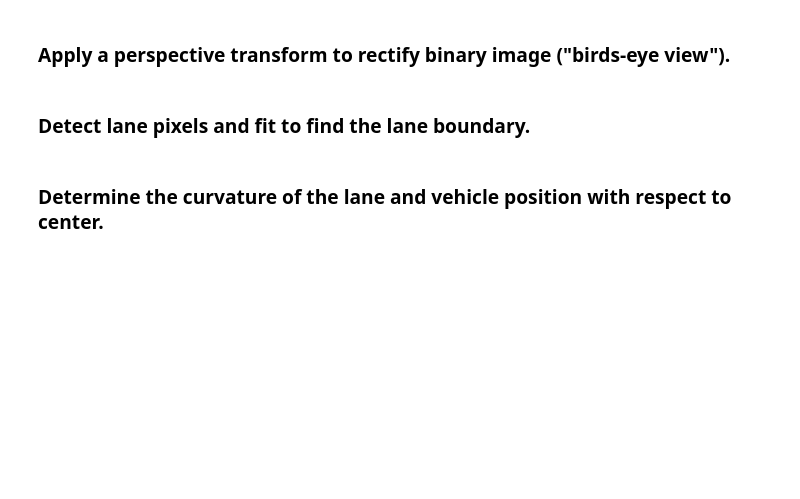
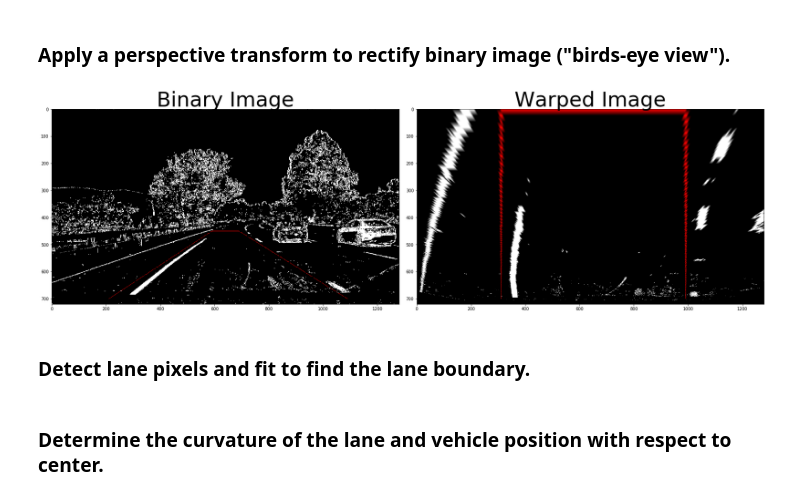
Before and after one commit to WangYuanMike/CarND-Advanced-Lane-Lines, a Jupyter notebook: advanced_lane_line.ipynb, the cells around one changed output. Saved outputs shown, nothing was run; the diff lists cells and outputs as text; code cells hidden in the pictures; blank space fills up the shorter version.

Commit message:
Add perspective transform

```diff
--- a/advanced_lane_line.ipynb
+++ b/advanced_lane_line.ipynb
@@ -187,3 +143,41 @@ plt.subplots_adjust(left=0., right=1, top=0.9, bottom=0.)
+# %%
+def warp(img, src, offset):
+    dst = np.float32([[src[0,0]+offset, src[0,1]],
+                      [src[0,0]+offset, 0],
+                      [src[3,0]-offset, 0],
+                      [src[3,0]-offset, src[3,1]]])
+    M = cv2.getPerspectiveTransform(src, dst)
+    img_size = (img.shape[1], img.shape[0])
+    warped = cv2.warpPerspective(img, M, img_size, flags=cv2.INTER_LINEAR)
+    return warped, M
+
+# Apply perspective transform on the binary image
+img = undist_img.copy()
+#img = binary_img.copy()
+img = mpimg.imread('test_images/test1.jpg')
+img = pipeline(img)
+
+
+offset = 100
+src = np.float32([[210, 700], [590, 450], [690, 450], [1090, 700]])
+
+cv2.line(img, tuple(src[0]), tuple(src[1]), color=[255,0,0], thickness=1)
+cv2.line(img, tuple(src[1]), tuple(src[2]), color=[255,0,0], thickness=1)
+cv2.line(img, tuple(src[2]), tuple(src[3]), color=[255,0,0], thickness=1)
+cv2.line(img, tuple(src[3]), tuple(src[0]), color=[255,0,0], thickness=1)
+
+top_down_img, perspective_M = warp(img, src, offset)
+
+# Visualize top-down view
+f, (ax1, ax2) = plt.subplots(1, 2, figsize=(24, 9))
+f.tight_layout()
+ax1.imshow(img)
+ax1.set_title('Binary Image', fontsize=50)
+ax2.imshow(top_down_img)
+ax2.set_title('Warped Image', fontsize=50)
+plt.subplots_adjust(left=0., right=1, top=0.9, bottom=0.)
+# %% [output]
+[figure, added]
 # %% [markdown]
 ### Detect lane pixels and fit to find the lane boundary.
 # %% [markdown]
```
Also changed, not shown: parts of 4 cells of this notebook.
